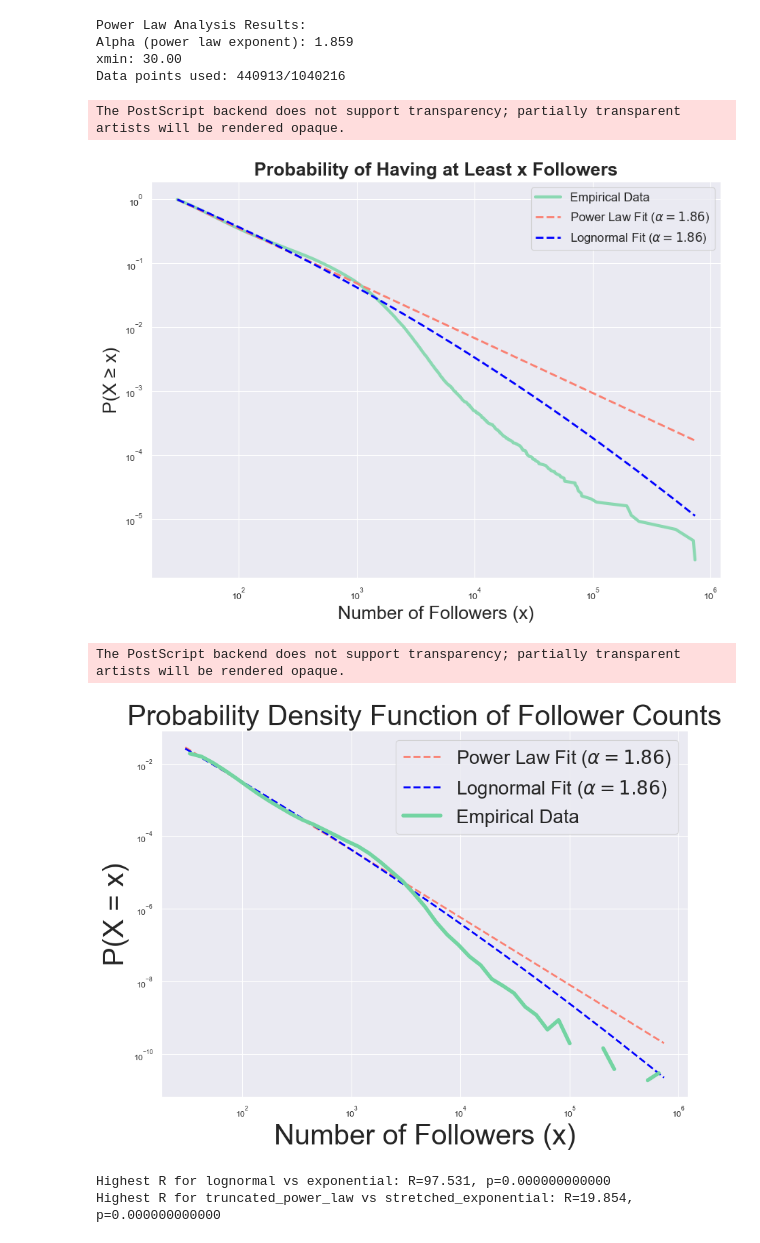
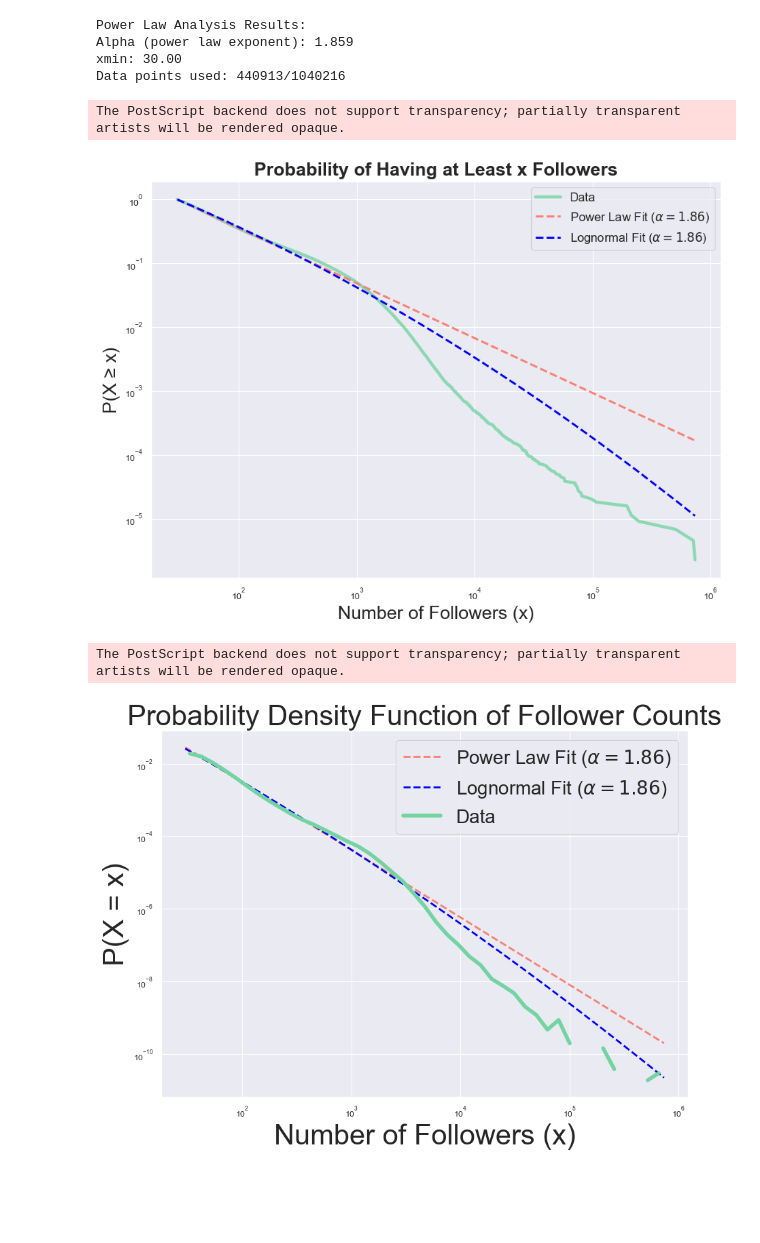
Before and after one commit to lorenzprattes/spotify-friends, a Jupyter notebook: explore_network.ipynb, the cells around one changed output. Drawn from its saved outputs; the diff is of its cells as text; code cells hidden in the pictures; blank space fills up the shorter version.

```diff
--- a/explore_network.ipynb
+++ b/explore_network.ipynb
@@ -22,6 +14,6 @@ The autoreload extension is already loaded. To reload it, use:
 # %%
-PATH_TO_GRAPH = "spotify_graph_l0renzz_5.jsonl"
-SAMPLE_SIZE = 10
+# Constants
+PATH_TO_GRAPH = "spotify_user_network.json"
 SEED = 42
 CUSTOM_COLOR = "#73D4A2"
 sns.set_theme("paper")
@@ -168,7 +180,7 @@ fit.plot_ccdf(original_data=False,
               color=CUSTOM_COLOR,
               linewidth=3,
               alpha=0.8,
-              label="Empirical Data")
+              label="Data")
 
 fit.power_law.plot_ccdf(color='salmon', linestyle='--', linewidth=2, label=f'Power Law Fit ($\\alpha={fit.power_law.alpha:.2f}$)')
 fit.lognormal.plot_ccdf(color='blue', linestyle='--', linewidth=2, label=f'Lognormal Fit ($\\alpha={fit.power_law.alpha:.2f}$)')
@@ -181,39 +193,23 @@ plt.savefig("followers_ccdf_powerlaw.eps", format="eps", transparent=False, bbox
 plt.show()
 # %% [output]
 The PostScript backend does not support transparency; partially transparent artists will be rendered opaque.
-[figure, old version]
+[figure, new version]
 # %%
 plt.figure(figsize=(10, 7))
 fit.power_law.plot_pdf(color='salmon', linestyle='--', linewidth=2, label=f'Power Law Fit ($\\alpha={fit.power_law.alpha:.2f}$)')
 fit.lognormal.plot_pdf(color='blue', linestyle='--', linewidth=2, label=f'Lognormal Fit ($\\alpha={fit.power_law.alpha:.2f}$)')
 fit.plot_pdf(original_data=False,
               color=CUSTOM_COLOR,
               linewidth=4,
-              label="Empirical Data")
+              label="Data")
 
 plt.title("Probability Density Function of Follower Counts", fontsize=30)
 plt.xlabel("Number of Followers (x)", fontsize=30)
 plt.ylabel("P(X = x)", fontsize=30)
 plt.legend(frameon=True, fontsize=20)
 
 plt.savefig("followers_pdf_powerlaw.eps", format="eps", transparent=False, bbox_inches='tight')
 plt.show()
 # %% [output]
 The PostScript backend does not support transparency; partially transparent artists will be rendered opaque.
-[figure, old version]
+[figure, new version]
-# %%
-distributions = ['power_law', 'lognormal', 'exponential', 'truncated_power_law', 'stretched_exponential']
-results = {}
-for dist in distributions:
-    for other_dist in distributions:
-        if dist != other_dist:
-            if (dist, other_dist) not in results and (other_dist, dist) not in results:
-                R_, p = fit.distribution_compare(dist, other_dist, normalized_ratio=True)
-                results[(dist, other_dist)] = (R_, p)
-
-for (dist_pair, (R_, p)) in results.items():
-    if R_ == max([r for (d1, d2), (r, _) in results.items() if dist_pair[0] in (d1, d2) or dist_pair[1] in (d1, d2)]):
-        print(f"Highest R for {dist_pair[0]} vs {dist_pair[1]}: R={R_:.3f}, p={p:.12f}")
-# %% [output]
-Highest R for lognormal vs exponential: R=97.531, p=0.000000000000
-Highest R for truncated_power_law vs stretched_exponential: R=19.854, p=0.000000000000
```
Also changed, not shown: parts of 44 cells of this notebook, 10 other files.
